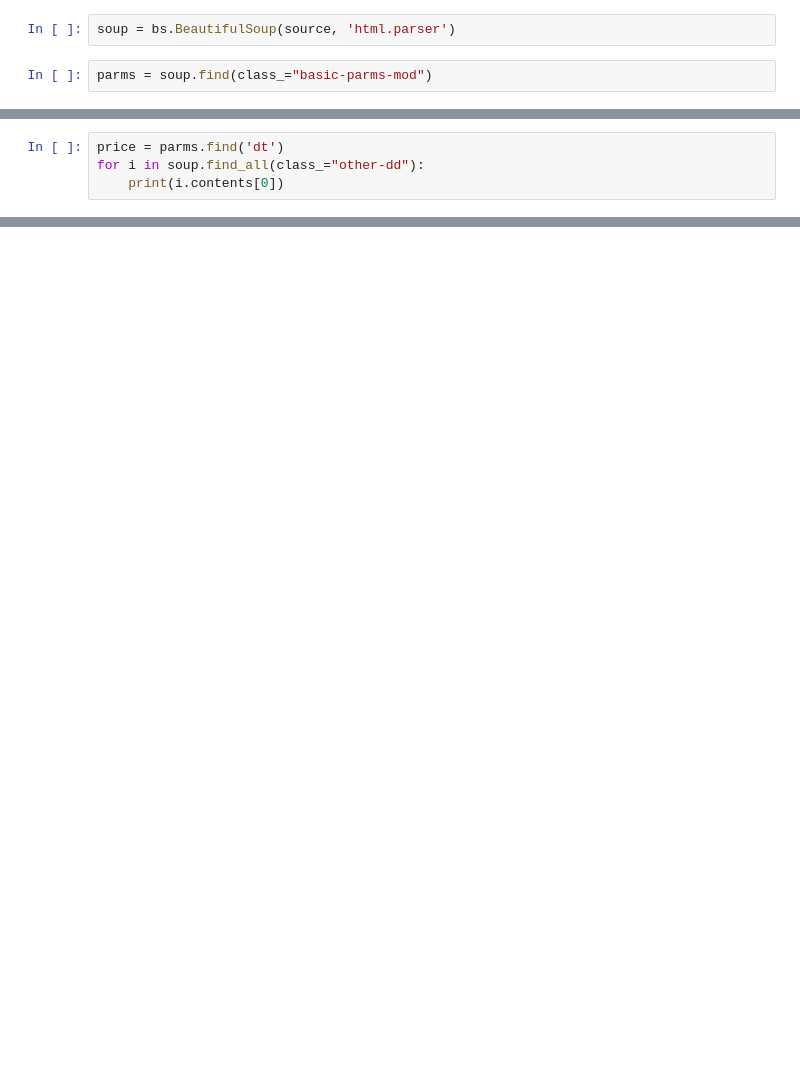
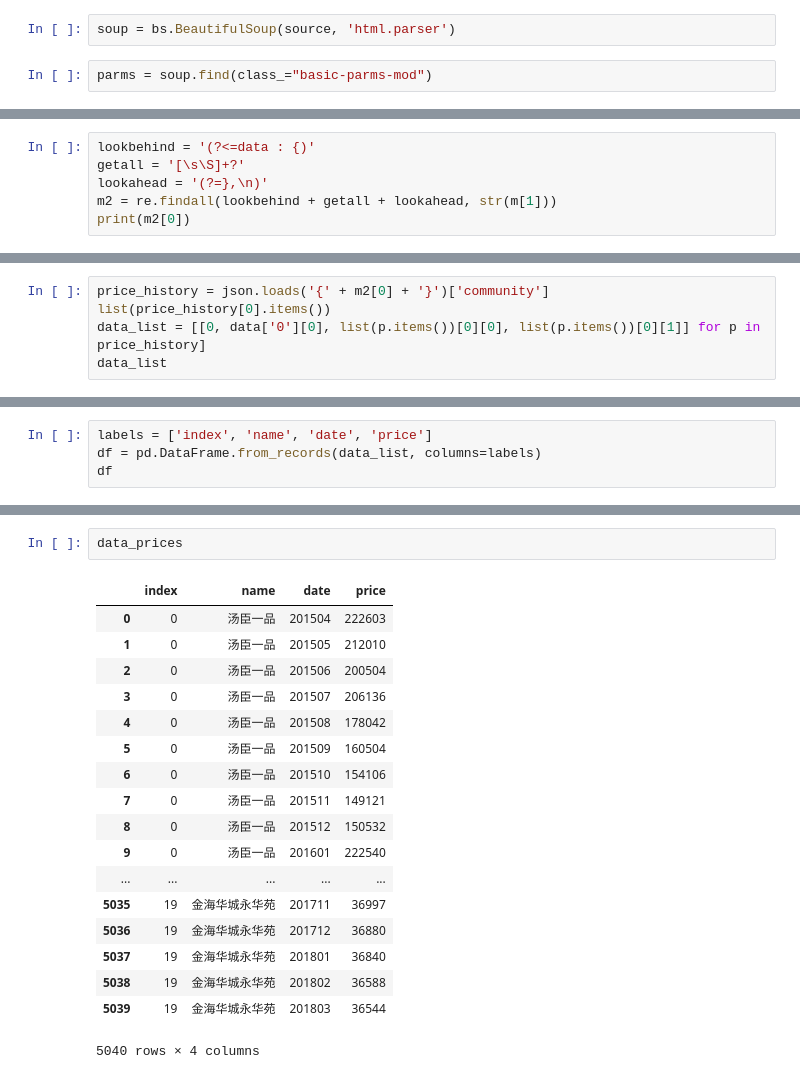
Before and after one commit to Zeronica/DataMJB, a Jupyter notebook: web2.ipynb, the cells around one changed output, grey strips where cells are left out. Cells and saved outputs as stored; diff of their text form; blank space fills up the shorter version.

```diff
--- a/web2.ipynb
+++ b/web2.ipynb
@@ -53,0 +87,6 @@ AttributeError: 'NoneType' object has no attribute 'find_all'
+# %%
+lookbehind = '(?<=data : {)'
+getall = '[\s\S]+?'
+lookahead = '(?=},\n)'
+m2 = re.findall(lookbehind + getall + lookahead, str(m[1]))
+print(m2[0])
@@ -53,0 +95,5 @@ AttributeError: 'NoneType' object has no attribute 'find_all'
+# %%
+price_history = json.loads('{' + m2[0] + '}')['community']
+list(price_history[0].items())
+data_list = [[0, data['0'][0], list(p.items())[0][0], list(p.items())[0][1]] for p in price_history]
+data_list
@@ -53,0 +118,4 @@ AttributeError: 'NoneType' object has no attribute 'find_all'
+# %%
+labels = ['index', 'name', 'date', 'price']
+df = pd.DataFrame.from_records(data_list, columns=labels)
+df
@@ -68,4 +158,0 @@ IndexError: list index out of range
-# %%
-price = parms.find('dt')
-for i in soup.find_all(class_="other-dd"):
-    print(i.contents[0])
@@ -136 +243,22 @@ done with row  4220
 KeyboardInterrupt:
+# %%
+data_prices
+# %% [output]
+|  | index | name | date | price |
+| 0 | 0 | 汤臣一品 | 201504 | 222603 |
+| 1 | 0 | 汤臣一品 | 201505 | 212010 |
+| 2 | 0 | 汤臣一品 | 201506 | 200504 |
+| 3 | 0 | 汤臣一品 | 201507 | 206136 |
+| 4 | 0 | 汤臣一品 | 201508 | 178042 |
+| 5 | 0 | 汤臣一品 | 201509 | 160504 |
+| 6 | 0 | 汤臣一品 | 201510 | 154106 |
+| 7 | 0 | 汤臣一品 | 201511 | 149121 |
+| 8 | 0 | 汤臣一品 | 201512 | 150532 |
+| 9 | 0 | 汤臣一品 | 201601 | 222540 |
+| ... | ... | ... | ... | ... |
+| 5035 | 19 | 金海华城永华苑 | 201711 | 36997 |
+| 5036 | 19 | 金海华城永华苑 | 201712 | 36880 |
+| 5037 | 19 | 金海华城永华苑 | 201801 | 36840 |
+| 5038 | 19 | 金海华城永华苑 | 201802 | 36588 |
+| 5039 | 19 | 金海华城永华苑 | 201803 | 36544 |
+5040 rows × 4 columns
```
Also changed, not shown: parts of 16 cells of this notebook, 4 other files.
